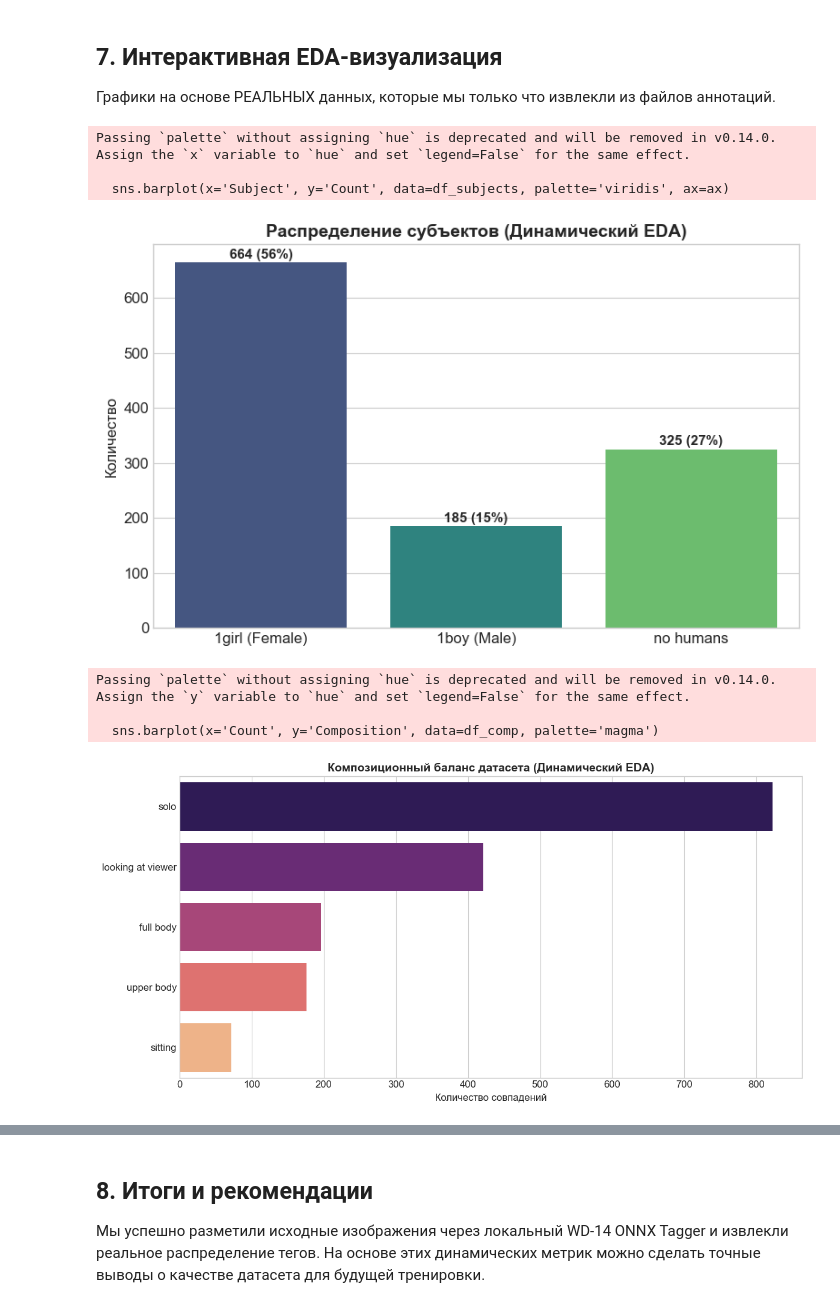
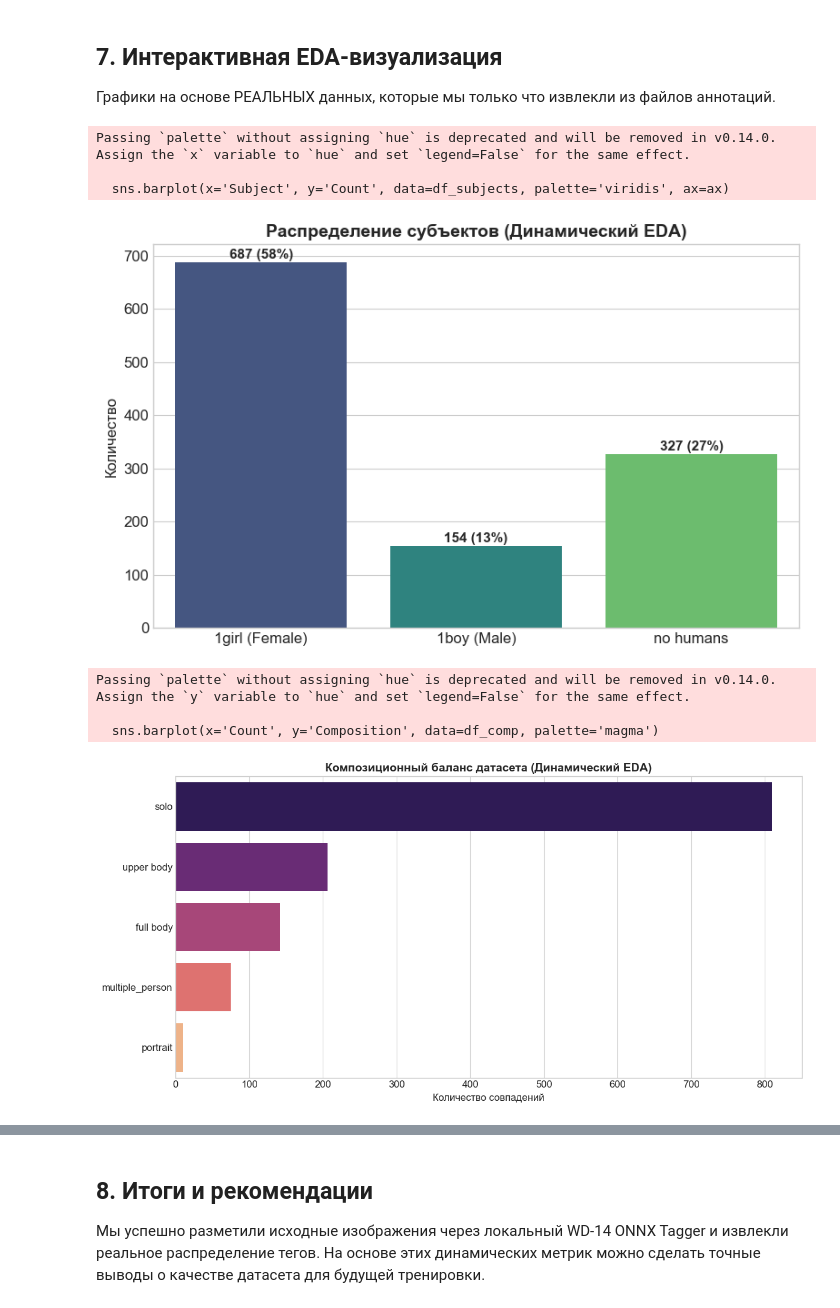
Before and after one commit to SkyHonor/Auto-VideoGame-Assets-Pipeline, a Jupyter notebook: eda_dataset_analysis.ipynb, the cells around one changed output, grey strips where cells are left out. Saved outputs shown, nothing was run; the diff lists cells and outputs as text; code cells hidden in the pictures.

```diff
--- a/eda_dataset_analysis.ipynb
+++ b/eda_dataset_analysis.ipynb
@@ -42,8 +42,8 @@ else:
 print("📥 Загрузка модели SmilingWolf WD-14 Tagger...")
 
 # Скачиваем файл весов ONNX и маппинг тегов CSV
-model_path = hf_hub_download(repo_id="SmilingWolf/wd-v1-4-convnext-tagger-v2", filename="model.onnx")
-tags_csv_path = hf_hub_download(repo_id="SmilingWolf/wd-v1-4-convnext-tagger-v2", filename="selected_tags.csv")
+model_path = hf_hub_download(repo_id="SmilingWolf/wd-v1-4-moat-tagger-v2", filename="model.onnx")
+tags_csv_path = hf_hub_download(repo_id="SmilingWolf/wd-v1-4-moat-tagger-v2", filename="selected_tags.csv")
 
 print(f"✅ Веса модели сохранены в кэш: {model_path}")
 print(f"✅ Маппинг тегов сохранен в кэш: {tags_csv_path}")
@@ -59,47 +57,48 @@ To support symlinks on Windows, you either need to activate Developer Mode or to
 # %%
 class LocalWD14Tagger:
     def __init__(self, model_path, tags_csv_path):
-        # Инициализируем ONNX-сессию на доступном девайсе (CUDA/CPU)
+        # Инициализируем ONNX-сессию на доступном девайсе
         providers = ['CUDAExecutionProvider', 'CPUExecutionProvider'] if 'CUDAExecutionProvider' in ort.get_available_providers() else ['CPUExecutionProvider']
         self.session = ort.InferenceSession(model_path, providers=providers)
 
-        # Загружаем список тегов
+        # Считываем теги и их категории
         self.tags = []
+        self.categories = []  # Хранит ID категории тега
         with open(tags_csv_path, 'r', encoding='utf-8') as f:
             reader = csv.reader(f)
             next(reader) # Пропускаем заголовок
             for row in reader:
-                self.tags.append(row[1]) # Индекс 1 содержит имя тега
+                self.tags.append(row[1])             # Имя тега
+                self.categories.append(int(row[2]))  # Категория: 0 - general, 4 - character, 9 - rating
 
     def preprocess(self, image_path):
-        # Загружаем и готовим изображение
         img = Image.open(image_path).convert('RGB')
-        # SmilingWolf ожидает квадратное изображение 448x448
         img = img.resize((448, 448), Image.Resampling.BILINEAR)
-
-        # Переводим в numpy array, конвертируем в BGR
         img_data = np.array(img, dtype=np.float32)
-        img_data = img_data[:, :, ::-1] # RGB -> BGR
-
-        # Добавляем Batch Dimension -> shape: (1, 448, 448, 3)
         img_data = np.expand_dims(img_data, axis=0)
         return img_data
 
-    def predict(self, image_path, threshold=0.35):
+    def predict(self, image_path, threshold=0.35, character_threshold=0.85):
         input_data = self.preprocess(image_path)
         input_name = self.session.get_inputs()[0].name
 
-        # Запускаем инференс
+        # Инференс
         outputs = self.session.run(None, {input_name: input_data})
         probs = outputs[0][0]
 
-        # Отбираем теги, прошедшие пороговое значение
         predicted_tags = []
         for idx, prob in enumerate(probs):
-            if prob >= threshold:
-                # SmilingWolf возвращает общие теги, системные рейтинги и персонажей.
-                # Нас интересуют только содержательные теги
-                predicted_tags.append(self.tags[idx])
+            category = self.categories[idx]
+            tag_name = self.tags[idx]
+
+            # Разделение порогов по типу тега
+            if category == 0:  # Общие теги (General)
+                if prob >= threshold:
+                    predicted_tags.append(tag_name)
+            elif category == 4:  # Теги персонажей (Character)
+                if prob >= character_threshold:
+                    predicted_tags.append(tag_name)
+            # Рейтинги (category == 9, safe/explicit) мы игнорируем, они не нужны для обучения
 
         return predicted_tags
 
@@ -124,7 +123,7 @@ else:
 
         # Извлекаем Booru-теги
         try:
-            tags = tagger.predict(img_path, threshold=0.35)
+            tags = tagger.predict(img_path, threshold=0.35, character_threshold=0.85)
 
             # Форматируем теги: убираем подчеркивания, добавляем триггер-токен
             formatted_tags = [t.replace('_', ' ') for t in tags]
@@ -208,30 +208,30 @@ plt.show()
 Passing `palette` without assigning `hue` is deprecated and will be removed in v0.14.0. Assign the `x` variable to `hue` and set `legend=False` for the same effect.
 
   sns.barplot(x='Subject', y='Count', data=df_subjects, palette='viridis', ax=ax)
-[figure, old version]
+[figure, new version]
 # %%
 # Анализируем композиционный баланс на основе реальных тегов
 composition_data = {
     'solo': tags_counter.get('solo', 0),
-    'looking at viewer': tags_counter.get('looking at viewer', 0),
+    'multiple_person': tags_counter.get('sitting', 0),
     'upper body': tags_counter.get('upper body', 0),
     'full body': tags_counter.get('full body', 0),
-    'sitting': tags_counter.get('sitting', 0)
+    'portrait': tags_counter.get('portrait', 0)
 }
 
 df_comp = pd.DataFrame(list(composition_data.items()), columns=['Composition', 'Count']).sort_values(by='Count', ascending=False)
 
 sns.barplot(x='Count', y='Composition', data=df_comp, palette='magma')
 plt.title('Композиционный баланс датасета (Динамический EDA)', fontsize=14, fontweight='bold')
 plt.xlabel('Количество совпадений')
 plt.ylabel('')
 plt.tight_layout()
 plt.show()
 # %% [output]
 Passing `palette` without assigning `hue` is deprecated and will be removed in v0.14.0. Assign the `y` variable to `hue` and set `legend=False` for the same effect.
 
   sns.barplot(x='Count', y='Composition', data=df_comp, palette='magma')
-[figure, old version]
+[figure, new version]
 # %%
 # Анализируем окружение на основе тегов локаций
 env_data = {
```
Also changed, not shown: parts of 3 cells of this notebook.
